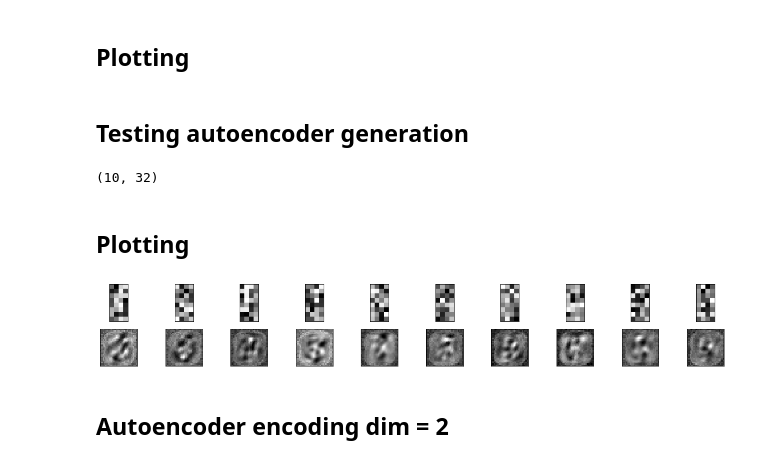
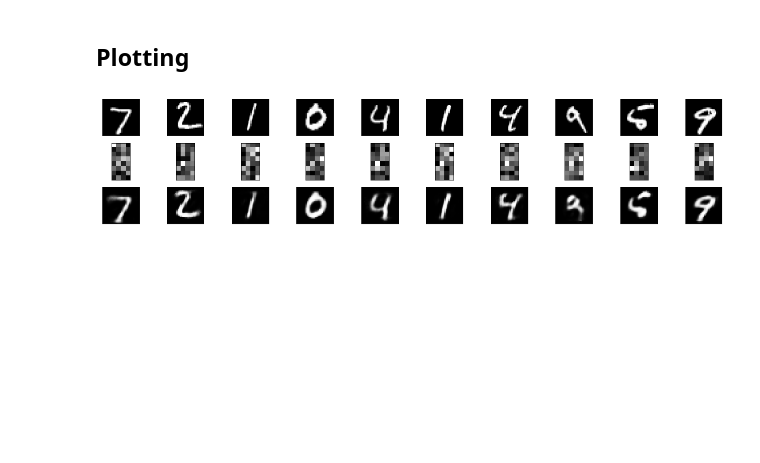
Before and after one commit to antlev/ibd_5a_clustering, a Jupyter notebook: notebooks/simple_autoencoder.ipynb, the cells around one changed output. Cells and saved outputs as stored; diff of their text form; code cells hidden in the pictures; blank space fills up the shorter version.

Commit message:
update autoencoder notebooks

```diff
--- a/notebooks/simple_autoencoder.ipynb
+++ b/notebooks/simple_autoencoder.ipynb
@@ -5,7 +5,7 @@
 # %%
 from keras.datasets import mnist
 import numpy as np
-(x_train, y_train), (x_test, _) = mnist.load_data()
+(x_train, _), (x_test, _) = mnist.load_data()
 
 x_train = x_train.astype('float32') / 255.
 x_test = x_test.astype('float32') / 255.
@@ -73,72 +72,30 @@ predicted = autoencoder.predict(x_test)
 # %%
 import matplotlib.pyplot as plt
 
 plt.figure(figsize=(40, 4))
 for i in range(10):
     # display original images
     ax = plt.subplot(3, 20, i + 1)
     plt.imshow(x_test[i].reshape(28, 28))
     plt.gray()
     ax.get_xaxis().set_visible(False)
     ax.get_yaxis().set_visible(False)
 
     # display encoded images
     ax = plt.subplot(3, 20, i + 1 + 20)
-    plt.imshow(encoded_imgs[i].reshape(2,1))
+    plt.imshow(encoded_imgs[i].reshape(8,4))
     plt.gray()
     ax.get_xaxis().set_visible(False)
     ax.get_yaxis().set_visible(False)
 
     # display reconstructed images
     ax = plt.subplot(3, 20, 2*20 +i+ 1)
     plt.imshow(predicted[i].reshape(28, 28))
     plt.gray()
     ax.get_xaxis().set_visible(False)
     ax.get_yaxis().set_visible(False)
 
 
 plt.show()
+# %% [output]
+[figure, added]
-# %% [markdown]
-## Testing autoencoder generation
-# %%
-import random
-import numpy as np
-X=[]
-for i in range(10):
-    data=[]
-    for j in range(32):
-        data.append(random.random())
-    X.append(np.array(data))
-X = np.array(X)
-print(X.shape)
-
-generated_imgs = decoder.predict(X)
-# %% [output]
-(10, 32)
-# %% [markdown]
-## Plotting
-# %%
-import matplotlib.pyplot as plt
-
-plt.figure(figsize=(40, 4))
-for i in range(10):
-    # display original images
-    ax = plt.subplot(3, 20, i + 1)
-    plt.imshow(X[i].reshape(8,4))
-    plt.gray()
-    ax.get_xaxis().set_visible(False)
-    ax.get_yaxis().set_visible(False)
-
-    # display reconstructed images
-    ax = plt.subplot(3, 20, i + 1 + 20)
-    plt.imshow(generated_imgs[i].reshape(28, 28))
-    plt.gray()
-    ax.get_xaxis().set_visible(False)
-    ax.get_yaxis().set_visible(False)
-
-
-plt.show()
-# %% [output]
-[figure, removed]
-# %% [markdown]
-## Autoencoder encoding dim = 2
```
Also changed, not shown: parts of 10 cells of this notebook, 11 other files.
